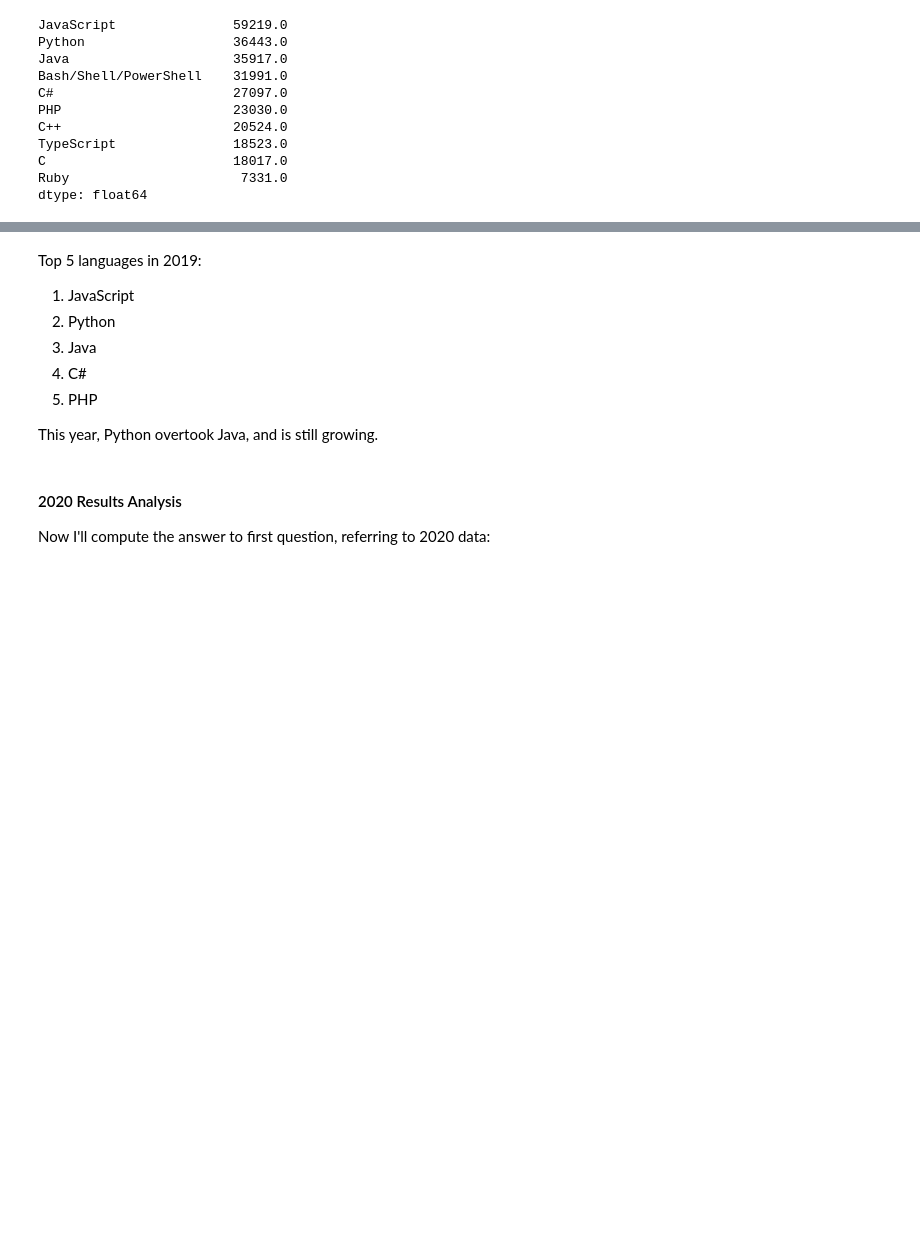
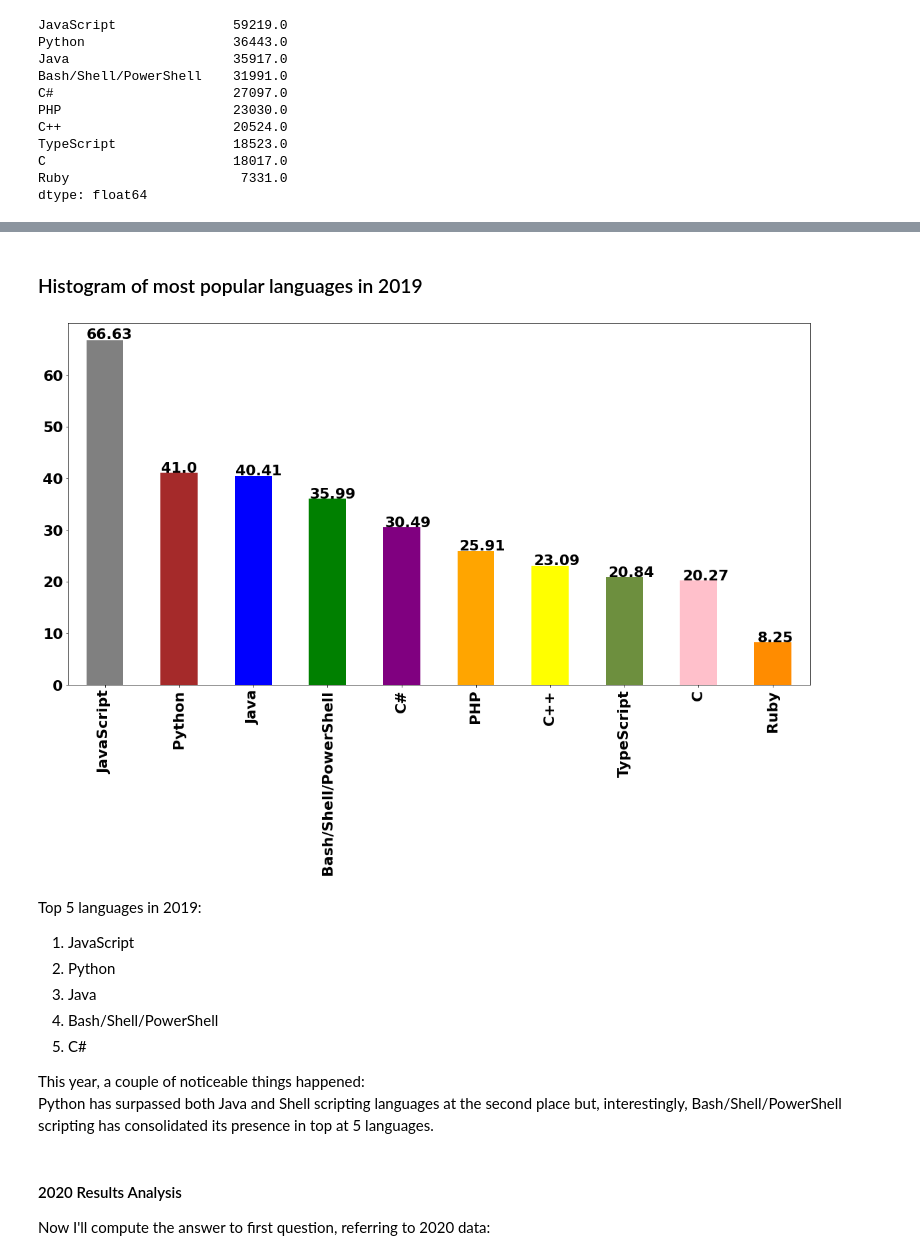
Before and after one commit to alfreedolf/stackoverflow_multiple_years, a Jupyter notebook: notebooks/1.LanguagesPopularityByYear.ipynb, the cells around one changed output, grey strips where cells are left out. Drawn from its saved outputs; the diff is of its cells as text; code cells hidden in the pictures; blank space fills up the shorter version.

Commit message:
task: completed 2019 data analysis

```diff
--- a/notebooks/1.LanguagesPopularityByYear.ipynb
+++ b/notebooks/1.LanguagesPopularityByYear.ipynb
@@ -1461,3 +1444,8 @@ TypeScript               18523.0
 C                        18017.0
 Ruby                      7331.0
 dtype: float64
+# %%
+# computing percentages
+lpp_19 = LanguagesProficienciesPercentages(lre_19)
+
+s_2019_proficiencies_percentages = lpp_19.get_stats()
@@ -1464,12 +1472,23 @@ dtype: float64
+# %% [markdown]
+### Histogram of most popular languages in 2019
+# %%
+# plotting data
+ax_19 = s_2019_proficiencies_percentages['top ten proficiency percentages'].plot.bar(color=languages_palette_list)
+# annotating values on top of each bar, for readability
+for p in ax_19.patches:
+    ax_19.annotate(str(round(p.get_height(), 2)), (p.get_x() * 1.005, p.get_height() * 1.005))
+# %% [output]
+[figure, added]
 # %% [markdown]
 Top 5 languages in 2019: <br>
 1. JavaScript
 2. Python
 3. Java
-4. C#
-5. PHP <br>
+4. Bash/Shell/PowerShell
+5. C# <br>
 
-This year, Python overtook Java, and is still growing.
+This year, a couple of noticeable things happened:<br/>
+Python has surpassed both Java and Shell scripting languages at the second place but, interestingly, Bash/Shell/PowerShell scripting has consolidated its presence in top at 5 languages.
 # %% [markdown]
 #### 2020 Results Analysis
 Now I'll compute the answer to first question, referring to 2020 data:
```
Also changed, not shown: parts of 2 cells of this notebook.
